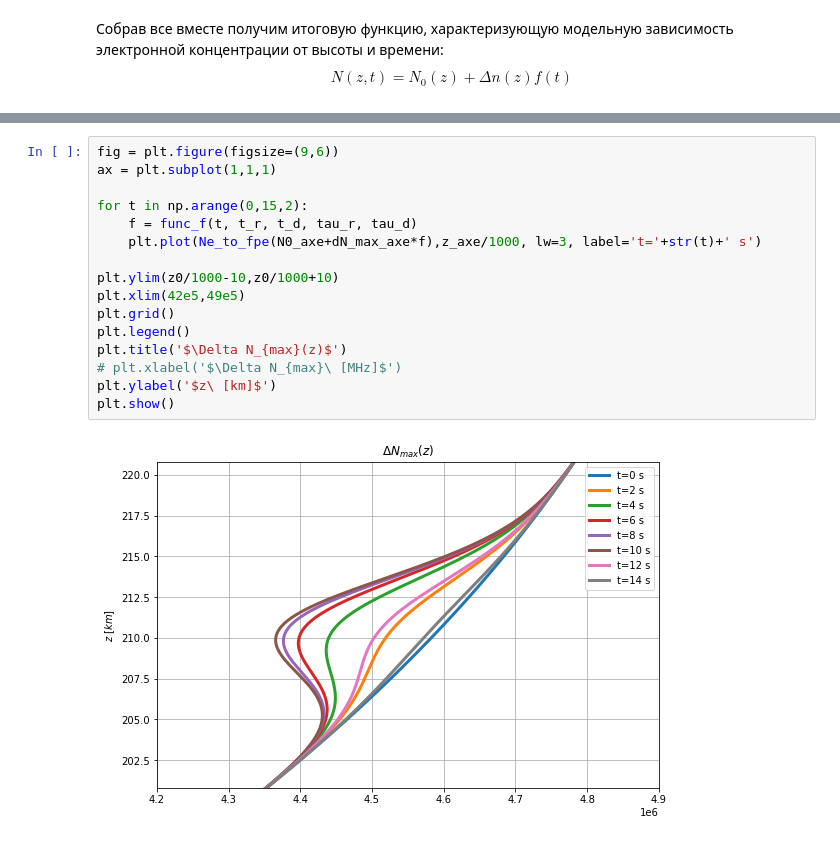
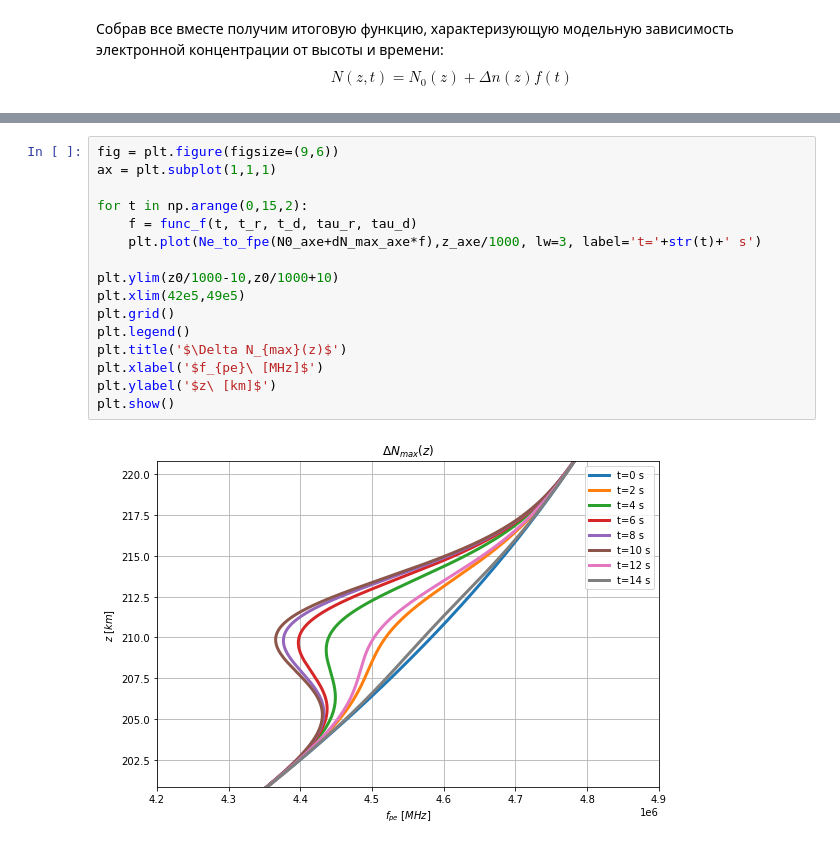
Before and after one commit to ashindin/MDS_method, a Jupyter notebook: 01_perturbation_model/perturbation_model.ipynb, the cells around one changed output, grey strips where cells are left out. Cells and saved outputs as stored; diff of their text form.

Commit message:
fix xlabels

```diff
--- a/01_perturbation_model/perturbation_model.ipynb
+++ b/01_perturbation_model/perturbation_model.ipynb
@@ -232,18 +232,18 @@ plt.show()
 # %%
 fig = plt.figure(figsize=(9,6))
 ax = plt.subplot(1,1,1)
 
 for t in np.arange(0,15,2):
     f = func_f(t, t_r, t_d, tau_r, tau_d)
     plt.plot(Ne_to_fpe(N0_axe+dN_max_axe*f),z_axe/1000, lw=3, label='t='+str(t)+' s')
 
 plt.ylim(z0/1000-10,z0/1000+10)
 plt.xlim(42e5,49e5)
 plt.grid()
 plt.legend()
 plt.title('$\Delta N_{max}(z)$')
-# plt.xlabel('$\Delta N_{max}\ [MHz]$')
+plt.xlabel('$f_{pe}\ [MHz]$')
 plt.ylabel('$z\ [km]$')
 plt.show()
 # %% [output]
-[figure, old version]
+[figure, new version]
```
Also changed, not shown: parts of 2 cells of this notebook.
